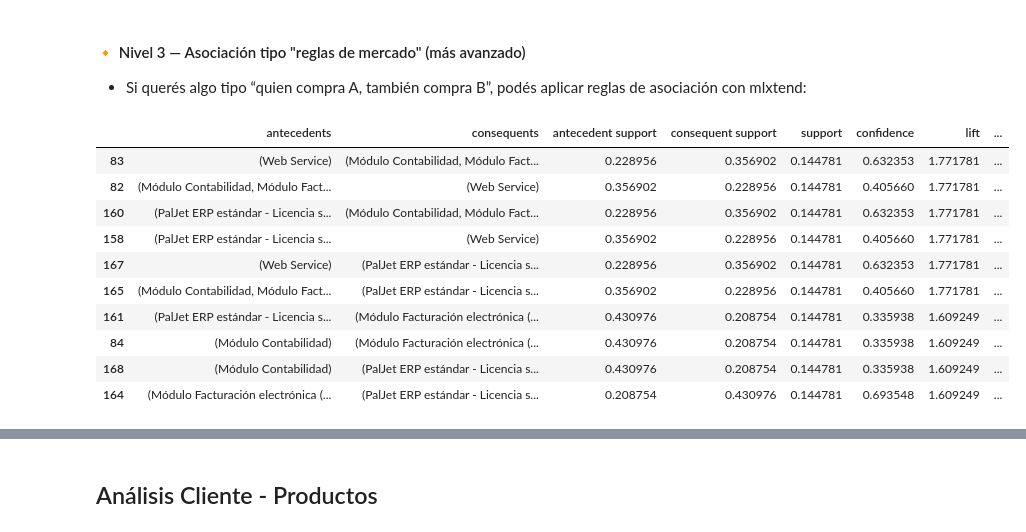
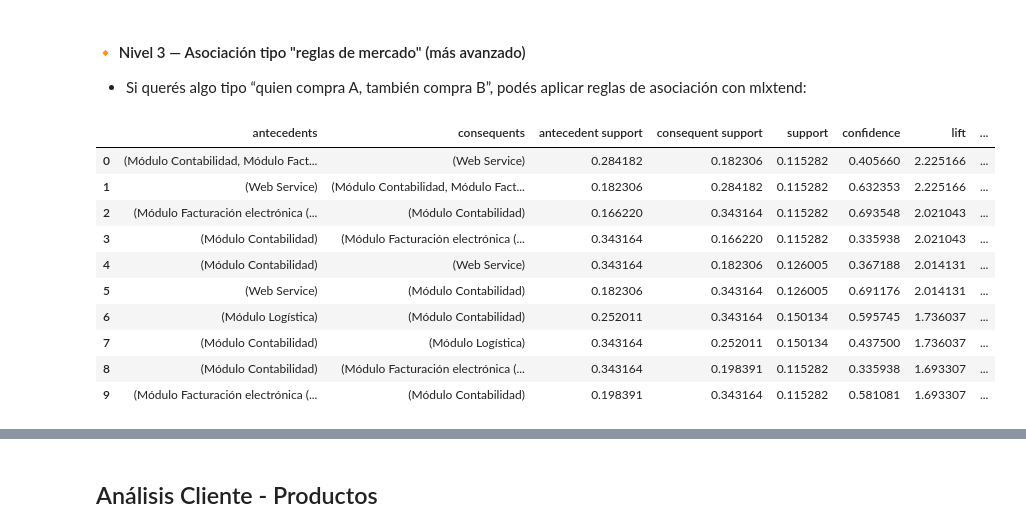
Before and after one commit to christiansaluzzo/Etsol_AnalisisClientes, a Jupyter notebook: análisis_clientes.ipynb, the cells around one changed output, grey strips where cells are left out. Drawn from its saved outputs; the diff is of its cells as text; code cells hidden in the pictures.

```diff
--- a/análisis_clientes.ipynb
+++ b/análisis_clientes.ipynb
@@ -518,6 +554,9 @@ df_combos = pd.DataFrame(
 ).sort_values(by="Frecuencia", ascending=False)
 
 df_combos.head(10)"""
+
+# Producto base a excluir
+producto_excluir = "PalJet ERP estándar - Licencia servidor (backend)"
 
 # Generar todas las combinaciones de 2 productos por cliente, excluyendo el producto base
 combinaciones = []
@@ -553,30 +602,56 @@ NameError: name 'combinations' is not defined
 # %%
 from mlxtend.frequent_patterns import apriori, association_rules
 from mlxtend.preprocessing import TransactionEncoder
 
+"""
 # Transformar los productos en formato de transacciones (1 cliente = 1 lista)
 te = TransactionEncoder()
 te_ary = te.fit(productos_x_cliente["producto"]).transform(productos_x_cliente["producto"])
 df_encoded = pd.DataFrame(te_ary, columns=te.columns_)
 
 # Encontrar combinaciones frecuentes
 frequent_itemsets = apriori(df_encoded, min_support=0.1, use_colnames=True)
 
 # Generar reglas de asociación
 rules = association_rules(frequent_itemsets, metric="lift", min_threshold=1.0)
 rules.sort_values("lift", ascending=False).head(10)
+"""
+# Producto base a excluir
+producto_excluir = "PalJet ERP estándar - Licencia servidor (backend)"
+
+# Filtrar el producto base de cada lista
+productos_filtrados = productos_x_cliente["producto"].apply(
+    lambda lista: [p for p in lista if p != producto_excluir]
+)
+
+# Transformar los productos en formato de transacciones (1 cliente = 1 lista)
+te = TransactionEncoder()
+te_ary = te.fit(productos_filtrados).transform(productos_filtrados)
+df_encoded = pd.DataFrame(te_ary, columns=te.columns_)
+
+# Encontrar combinaciones frecuentes
+frequent_itemsets = apriori(df_encoded, min_support=0.1, use_colnames=True)
+
+# Generar reglas de asociación
+rules = association_rules(frequent_itemsets, metric="lift", min_threshold=1.0)
+
+# Ordenar por "lift" (fuerza de la relación)
+rules = rules.sort_values("lift", ascending=False).reset_index(drop=True)
+
+# Mostrar top 10
+rules.head(10)
 # %% [output]
 |  | antecedents | consequents | antecedent support | consequent support | support | confidence | lift | ... |
-| 83 | (Web Service) | (Módulo Contabilidad, Módulo Fact... | 0.228956 | 0.356902 | 0.144781 | 0.632353 | 1.771781 | ... |
-| 82 | (Módulo Contabilidad, Módulo Fact... | (Web Service) | 0.356902 | 0.228956 | 0.144781 | 0.405660 | 1.771781 | ... |
-| 160 | (PalJet ERP estándar - Licencia s... | (Módulo Contabilidad, Módulo Fact... | 0.228956 | 0.356902 | 0.144781 | 0.632353 | 1.771781 | ... |
-| 158 | (PalJet ERP estándar - Licencia s... | (Web Service) | 0.356902 | 0.228956 | 0.144781 | 0.405660 | 1.771781 | ... |
-| 167 | (Web Service) | (PalJet ERP estándar - Licencia s... | 0.228956 | 0.356902 | 0.144781 | 0.632353 | 1.771781 | ... |
-| 165 | (Módulo Contabilidad, Módulo Fact... | (PalJet ERP estándar - Licencia s... | 0.356902 | 0.228956 | 0.144781 | 0.405660 | 1.771781 | ... |
-| 161 | (PalJet ERP estándar - Licencia s... | (Módulo Facturación electrónica (... | 0.430976 | 0.208754 | 0.144781 | 0.335938 | 1.609249 | ... |
-| 84 | (Módulo Contabilidad) | (Módulo Facturación electrónica (... | 0.430976 | 0.208754 | 0.144781 | 0.335938 | 1.609249 | ... |
-| 168 | (Módulo Contabilidad) | (PalJet ERP estándar - Licencia s... | 0.430976 | 0.208754 | 0.144781 | 0.335938 | 1.609249 | ... |
-| 164 | (Módulo Facturación electrónica (... | (PalJet ERP estándar - Licencia s... | 0.208754 | 0.430976 | 0.144781 | 0.693548 | 1.609249 | ... |
+| 0 | (Módulo Contabilidad, Módulo Fact... | (Web Service) | 0.284182 | 0.182306 | 0.115282 | 0.405660 | 2.225166 | ... |
+| 1 | (Web Service) | (Módulo Contabilidad, Módulo Fact... | 0.182306 | 0.284182 | 0.115282 | 0.632353 | 2.225166 | ... |
+| 2 | (Módulo Facturación electrónica (... | (Módulo Contabilidad) | 0.166220 | 0.343164 | 0.115282 | 0.693548 | 2.021043 | ... |
+| 3 | (Módulo Contabilidad) | (Módulo Facturación electrónica (... | 0.343164 | 0.166220 | 0.115282 | 0.335938 | 2.021043 | ... |
+| 4 | (Módulo Contabilidad) | (Web Service) | 0.343164 | 0.182306 | 0.126005 | 0.367188 | 2.014131 | ... |
+| 5 | (Web Service) | (Módulo Contabilidad) | 0.182306 | 0.343164 | 0.126005 | 0.691176 | 2.014131 | ... |
+| 6 | (Módulo Logística) | (Módulo Contabilidad) | 0.252011 | 0.343164 | 0.150134 | 0.595745 | 1.736037 | ... |
+| 7 | (Módulo Contabilidad) | (Módulo Logística) | 0.343164 | 0.252011 | 0.150134 | 0.437500 | 1.736037 | ... |
+| 8 | (Módulo Contabilidad) | (Módulo Facturación electrónica (... | 0.343164 | 0.198391 | 0.115282 | 0.335938 | 1.693307 | ... |
+| 9 | (Módulo Facturación electrónica (... | (Módulo Contabilidad) | 0.198391 | 0.343164 | 0.115282 | 0.581081 | 1.693307 | ... |
 # %%
 import pandas as pd
 import numpy as np
```
Also changed, not shown: parts of 46 cells of this notebook.
